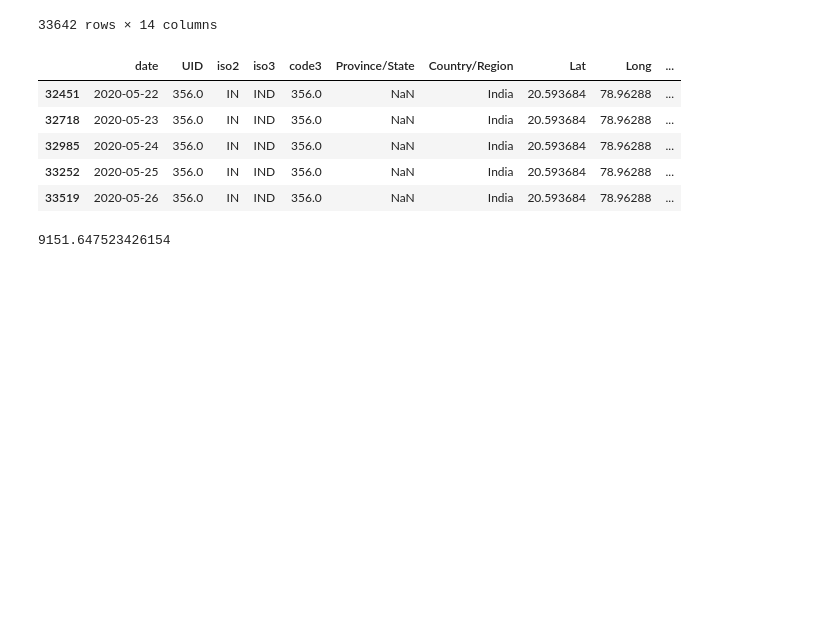
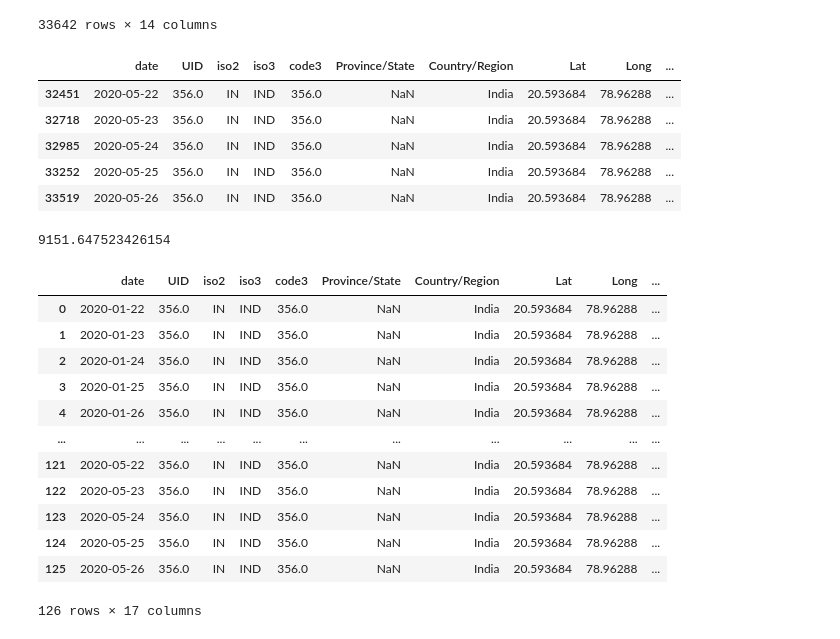
Before and after one commit to Vaisakh-Babu/pandas_practice, a Jupyter notebook: covid19India_practice_data_01.ipynb, the cells around one changed output. Cells and saved outputs as stored; diff of their text form; code cells hidden in the pictures; blank space fills up the shorter version.

```diff
--- a/covid19India_practice_data_01.ipynb
+++ b/covid19India_practice_data_01.ipynb
@@ -61,0 +64,16 @@ india['Population'][33519]/india['cases'][33519]
+# %%
+india
+# %% [output]
+|  | date | UID | iso2 | iso3 | code3 | Province/State | Country/Region | Lat | Long | ... |
+| 0 | 2020-01-22 | 356.0 | IN | IND | 356.0 | NaN | India | 20.593684 | 78.96288 | ... |
+| 1 | 2020-01-23 | 356.0 | IN | IND | 356.0 | NaN | India | 20.593684 | 78.96288 | ... |
+| 2 | 2020-01-24 | 356.0 | IN | IND | 356.0 | NaN | India | 20.593684 | 78.96288 | ... |
+| 3 | 2020-01-25 | 356.0 | IN | IND | 356.0 | NaN | India | 20.593684 | 78.96288 | ... |
+| 4 | 2020-01-26 | 356.0 | IN | IND | 356.0 | NaN | India | 20.593684 | 78.96288 | ... |
+| ... | ... | ... | ... | ... | ... | ... | ... | ... | ... | ... |
+| 121 | 2020-05-22 | 356.0 | IN | IND | 356.0 | NaN | India | 20.593684 | 78.96288 | ... |
+| 122 | 2020-05-23 | 356.0 | IN | IND | 356.0 | NaN | India | 20.593684 | 78.96288 | ... |
+| 123 | 2020-05-24 | 356.0 | IN | IND | 356.0 | NaN | India | 20.593684 | 78.96288 | ... |
+| 124 | 2020-05-25 | 356.0 | IN | IND | 356.0 | NaN | India | 20.593684 | 78.96288 | ... |
+| 125 | 2020-05-26 | 356.0 | IN | IND | 356.0 | NaN | India | 20.593684 | 78.96288 | ... |
+126 rows × 17 columns
```
Also changed, not shown: parts of 9 cells of this notebook.
